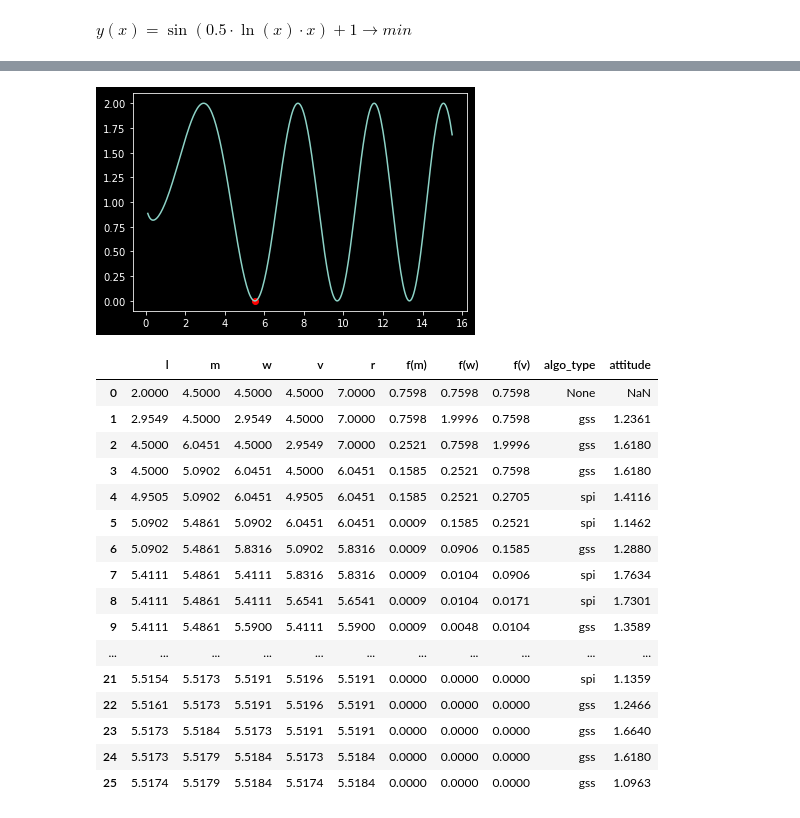
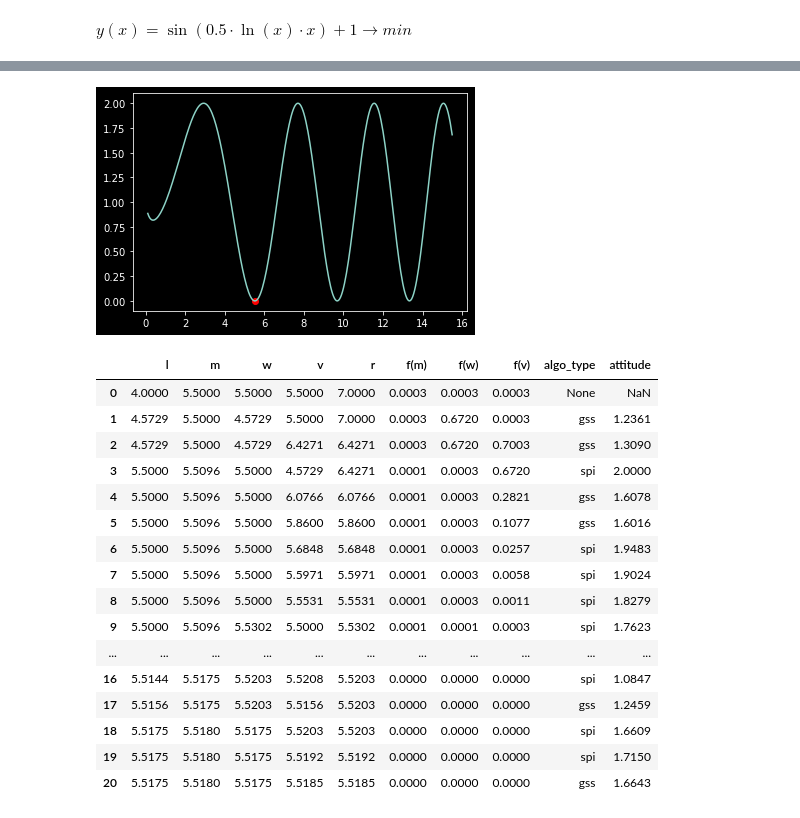
Before and after one commit to fadyat/ITMO-PROBLEMS, a Jupyter notebook: Applied-mathematics/IV semester/Solutions/lab1/solution.ipynb, the cells around one changed output, grey strips where cells are left out. Drawn from its saved outputs; the diff is of its cells as text; code cells hidden in the pictures.

```diff
--- a/Applied-mathematics/IV semester/Solutions/lab1/solution.ipynb
+++ b/Applied-mathematics/IV semester/Solutions/lab1/solution.ipynb
@@ -244,7 +243,6 @@ def brents_method(l, r, eps, s=1):
     debug_start(l, r, *[m, w, v, fm, fw, fv, algo_type])
     while r - l > eps:
         g, e = e, d
-        p = q = 0.0
         if len({m, w, v}) == len({fm, fw, fv}) == 3:
             p = ((m - w) ** 2) * (fm - fw) - ((m - v) ** 2) * (fm - fv)
             q = 2 * ((m - w) * (fm - fw) - (m - v) * (fm - fv))
@@ -292,24 +290,24 @@ def brents_method(l, r, eps, s=1):
 
     return (l + r) / 2
 # %%
-brents_method(2, 7, 0.001)
+brents_method(4, 7, 0.001)
 debug_result(*['l', 'r', 'm', 'w', 'v', 'f(m)', 'f(w)', 'f(v)', 'algo_type'])
 # %% [output]
 [figure]
 |  | l | m | w | v | r | f(m) | f(w) | f(v) | algo_type | attitude |
-| 0 | 2.0000 | 4.5000 | 4.5000 | 4.5000 | 7.0000 | 0.7598 | 0.7598 | 0.7598 | None | NaN |
-| 1 | 2.9549 | 4.5000 | 2.9549 | 4.5000 | 7.0000 | 0.7598 | 1.9996 | 0.7598 | gss | 1.2361 |
-| 2 | 4.5000 | 6.0451 | 4.5000 | 2.9549 | 7.0000 | 0.2521 | 0.7598 | 1.9996 | gss | 1.6180 |
-| 3 | 4.5000 | 5.0902 | 6.0451 | 4.5000 | 6.0451 | 0.1585 | 0.2521 | 0.7598 | gss | 1.6180 |
-| 4 | 4.9505 | 5.0902 | 6.0451 | 4.9505 | 6.0451 | 0.1585 | 0.2521 | 0.2705 | spi | 1.4116 |
-| 5 | 5.0902 | 5.4861 | 5.0902 | 6.0451 | 6.0451 | 0.0009 | 0.1585 | 0.2521 | spi | 1.1462 |
-| 6 | 5.0902 | 5.4861 | 5.8316 | 5.0902 | 5.8316 | 0.0009 | 0.0906 | 0.1585 | gss | 1.2880 |
-| 7 | 5.4111 | 5.4861 | 5.4111 | 5.8316 | 5.8316 | 0.0009 | 0.0104 | 0.0906 | spi | 1.7634 |
-| 8 | 5.4111 | 5.4861 | 5.4111 | 5.6541 | 5.6541 | 0.0009 | 0.0104 | 0.0171 | spi | 1.7301 |
-| 9 | 5.4111 | 5.4861 | 5.5900 | 5.4111 | 5.5900 | 0.0009 | 0.0048 | 0.0104 | gss | 1.3589 |
+| 0 | 4.0000 | 5.5000 | 5.5000 | 5.5000 | 7.0000 | 0.0003 | 0.0003 | 0.0003 | None | NaN |
+| 1 | 4.5729 | 5.5000 | 4.5729 | 5.5000 | 7.0000 | 0.0003 | 0.6720 | 0.0003 | gss | 1.2361 |
+| 2 | 4.5729 | 5.5000 | 4.5729 | 6.4271 | 6.4271 | 0.0003 | 0.6720 | 0.7003 | gss | 1.3090 |
+| 3 | 5.5000 | 5.5096 | 5.5000 | 4.5729 | 6.4271 | 0.0001 | 0.0003 | 0.6720 | spi | 2.0000 |
+| 4 | 5.5000 | 5.5096 | 5.5000 | 6.0766 | 6.0766 | 0.0001 | 0.0003 | 0.2821 | gss | 1.6078 |
+| 5 | 5.5000 | 5.5096 | 5.5000 | 5.8600 | 5.8600 | 0.0001 | 0.0003 | 0.1077 | gss | 1.6016 |
+| 6 | 5.5000 | 5.5096 | 5.5000 | 5.6848 | 5.6848 | 0.0001 | 0.0003 | 0.0257 | spi | 1.9483 |
+| 7 | 5.5000 | 5.5096 | 5.5000 | 5.5971 | 5.5971 | 0.0001 | 0.0003 | 0.0058 | spi | 1.9024 |
+| 8 | 5.5000 | 5.5096 | 5.5000 | 5.5531 | 5.5531 | 0.0001 | 0.0003 | 0.0011 | spi | 1.8279 |
+| 9 | 5.5000 | 5.5096 | 5.5302 | 5.5000 | 5.5302 | 0.0001 | 0.0001 | 0.0003 | spi | 1.7623 |
 | ... | ... | ... | ... | ... | ... | ... | ... | ... | ... | ... |
-| 21 | 5.5154 | 5.5173 | 5.5191 | 5.5196 | 5.5191 | 0.0000 | 0.0000 | 0.0000 | spi | 1.1359 |
-| 22 | 5.5161 | 5.5173 | 5.5191 | 5.5196 | 5.5191 | 0.0000 | 0.0000 | 0.0000 | gss | 1.2466 |
-| 23 | 5.5173 | 5.5184 | 5.5173 | 5.5191 | 5.5191 | 0.0000 | 0.0000 | 0.0000 | gss | 1.6640 |
-| 24 | 5.5173 | 5.5179 | 5.5184 | 5.5173 | 5.5184 | 0.0000 | 0.0000 | 0.0000 | gss | 1.6180 |
-| 25 | 5.5174 | 5.5179 | 5.5184 | 5.5174 | 5.5184 | 0.0000 | 0.0000 | 0.0000 | gss | 1.0963 |
+| 16 | 5.5144 | 5.5175 | 5.5203 | 5.5208 | 5.5203 | 0.0000 | 0.0000 | 0.0000 | spi | 1.0847 |
+| 17 | 5.5156 | 5.5175 | 5.5203 | 5.5156 | 5.5203 | 0.0000 | 0.0000 | 0.0000 | gss | 1.2459 |
+| 18 | 5.5175 | 5.5180 | 5.5175 | 5.5203 | 5.5203 | 0.0000 | 0.0000 | 0.0000 | spi | 1.6609 |
+| 19 | 5.5175 | 5.5180 | 5.5175 | 5.5192 | 5.5192 | 0.0000 | 0.0000 | 0.0000 | spi | 1.7150 |
+| 20 | 5.5175 | 5.5180 | 5.5175 | 5.5185 | 5.5185 | 0.0000 | 0.0000 | 0.0000 | gss | 1.6643 |
```
Also changed, not shown: parts of 5 cells of this notebook.
